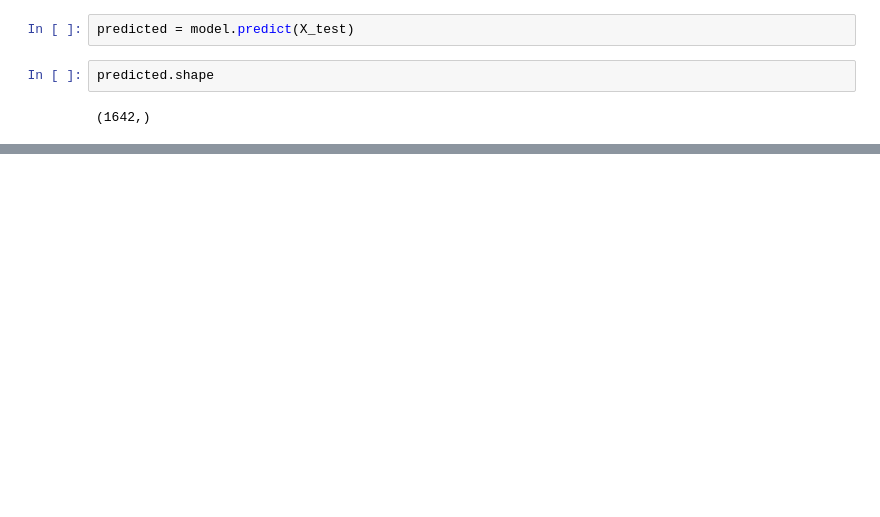
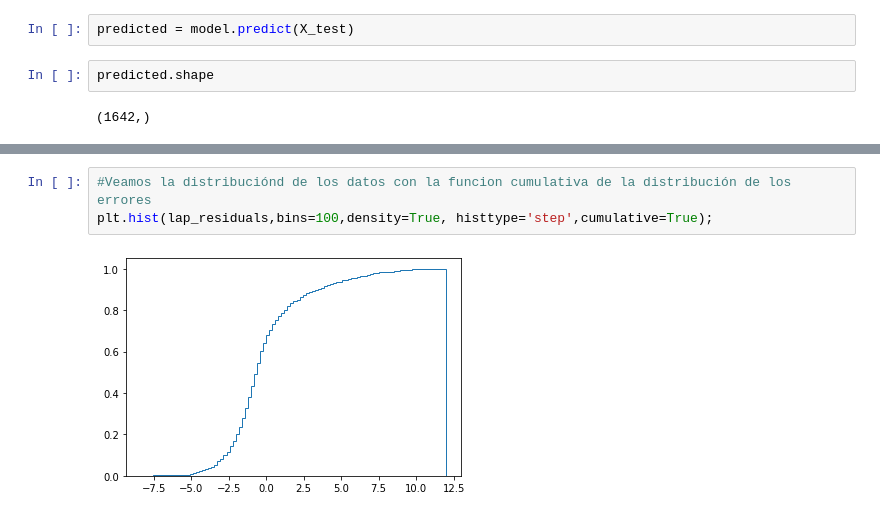
Before and after one commit to Ralph2g/Machine-Learning-Py3, a Jupyter notebook: modelacion_evaluacion.ipynb, the cells around one changed output, grey strips where cells are left out. Drawn from its saved outputs; the diff is of its cells as text; blank space fills up the shorter version.

```diff
--- a/modelacion_evaluacion.ipynb
+++ b/modelacion_evaluacion.ipynb
@@ -74,0 +100,5 @@ plt.hist([predicted,y_test])
+# %%
+#Veamos la distribuciónd de los datos con la funcion cumulativa de la distribución de los errores
+plt.hist(lap_residuals,bins=100,density=True, histtype='step',cumulative=True);
+# %% [output]
+[figure, added]
```
Also changed, not shown: parts of 9 cells of this notebook, 43 other files.
